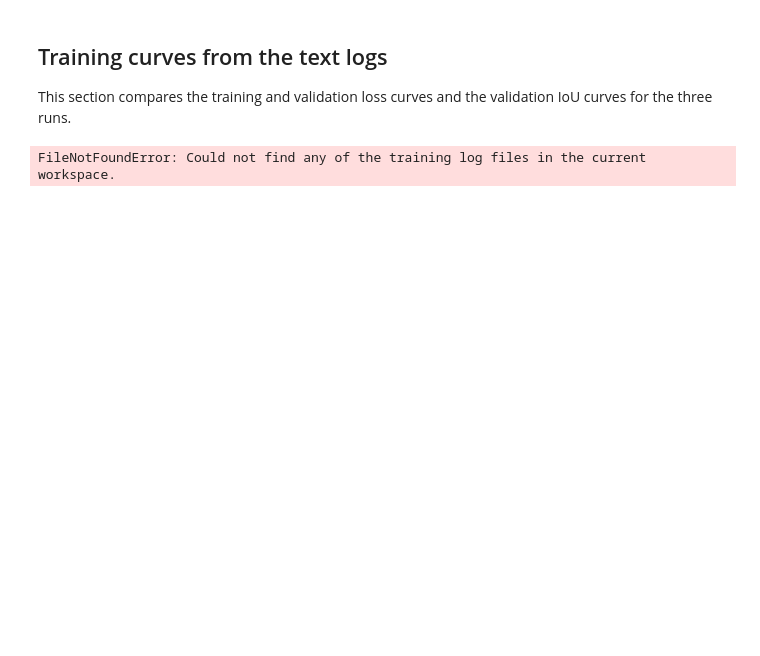
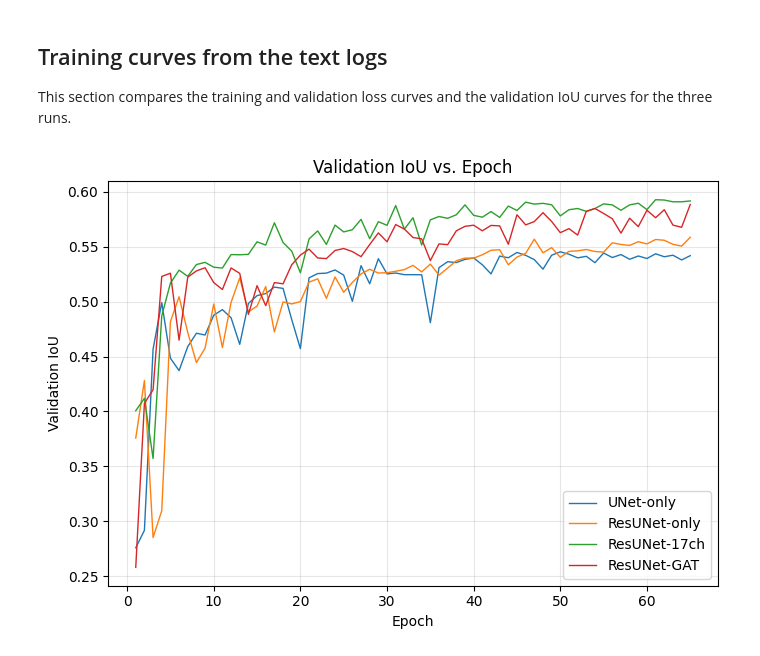
Before and after one commit to amankhanal1960/CNN-GNN-landslide-detection, a Jupyter notebook: notebooks/test.ipynb, the cells around one changed output. Saved outputs shown, nothing was run; the diff lists cells and outputs as text; code cells hidden in the pictures; blank space fills up the shorter version.

```diff
--- a/notebooks/test.ipynb
+++ b/notebooks/test.ipynb
@@ -1046,38 +1420,40 @@ base_candidates = [Path.cwd(), Path.cwd().parent, Path.cwd().parent.parent]
 log_files = {
     "UNet-only": "Unetonly.txt",
     "ResUNet-only": "resunetonly.txt",
-    "ResUNet-18ch": "resunet_18ch.txt",
+    "ResUNet-17ch": "resunet_17ch.txt",
+    "ResUNet-GAT": "resunet_gat.txt",
+
 }
 
 parsed_logs = {}
 for label, filename in log_files.items():
     for base in base_candidates:
-        path = base / filename
+        path = base /"assects" / filename
         if path.exists():
             parsed_logs[label] = parse_training_log(path)
             break
 
 if not parsed_logs:
     raise FileNotFoundError("Could not find any of the training log files in the current workspace.")
 
 fig, axes = plt.subplots(1, 1, figsize=(7, 5), constrained_layout=True)
 
 for label, data in parsed_logs.items():
     axes.plot(data["epochs"], data["val_iou"], label=label, linewidth=1)
 
 
 axes.set_title("Validation IoU vs. Epoch")
 axes.set_xlabel("Epoch")
 axes.set_ylabel("Validation IoU")
 axes.grid(True, alpha=0.3)
 axes.legend()
 
 plt.tight_layout()
 plt.savefig("validation_iou.pdf", format="pdf", dpi=300, bbox_inches="tight", pad_inches=0.02)
 plt.savefig("validation_iou.png", dpi=300, bbox_inches="tight", pad_inches=0.02)
 plt.show()
 # %% [output]
-FileNotFoundError: Could not find any of the training log files in the current workspace.
+[figure, added]
 # %%
 import os
 import re
```
Also changed, not shown: parts of 8 cells of this notebook, 5 other files.
